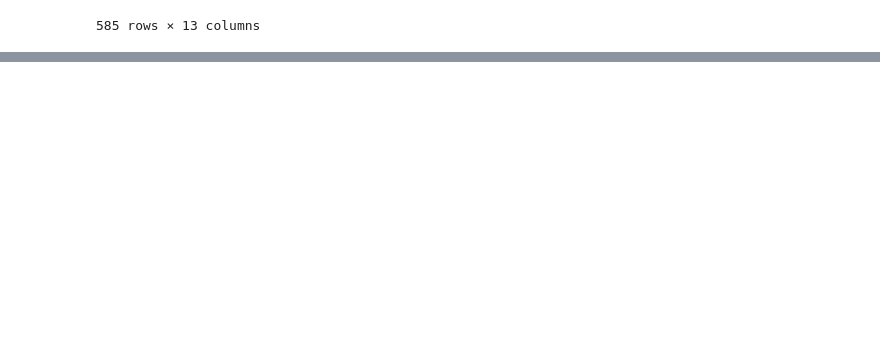
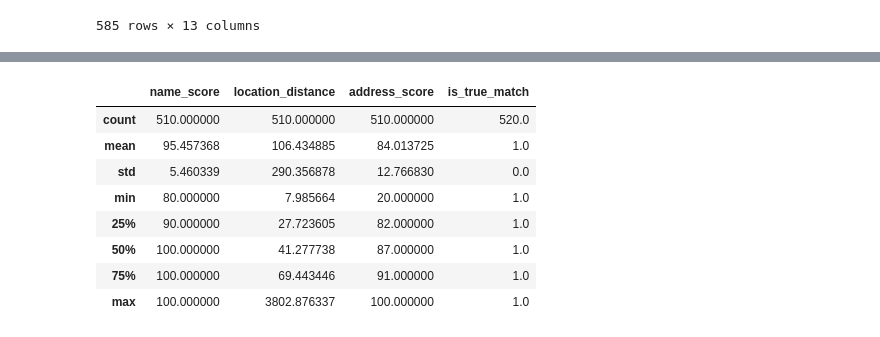
Before and after one commit to HOUPU1993/POI-study, a Jupyter notebook: some_findings.ipynb, the cells around one changed output, grey strips where cells are left out. Saved outputs shown, nothing was run; the diff lists cells and outputs as text; code cells hidden in the pictures; blank space fills up the shorter version.

```diff
--- a/some_findings.ipynb
+++ b/some_findings.ipynb
@@ -1645,0 +1630,12 @@ ny_gplc_c
+# %%
+ny_gplc_c[ny_gplc_c['is_true_match'] == 1].describe()
+# %% [output]
+|  | name_score | location_distance | address_score | is_true_match |
+| count | 510.000000 | 510.000000 | 510.000000 | 520.0 |
+| mean | 95.457368 | 106.434885 | 84.013725 | 1.0 |
+| std | 5.460339 | 290.356878 | 12.766830 | 0.0 |
+| min | 80.000000 | 7.985664 | 20.000000 | 1.0 |
+| 25% | 90.000000 | 27.723605 | 82.000000 | 1.0 |
+| 50% | 100.000000 | 41.277738 | 87.000000 | 1.0 |
+| 75% | 100.000000 | 69.443446 | 91.000000 | 1.0 |
+| max | 100.000000 | 3802.876337 | 100.000000 | 1.0 |
```
Also changed, not shown: parts of 6 cells of this notebook, 1 other file.
